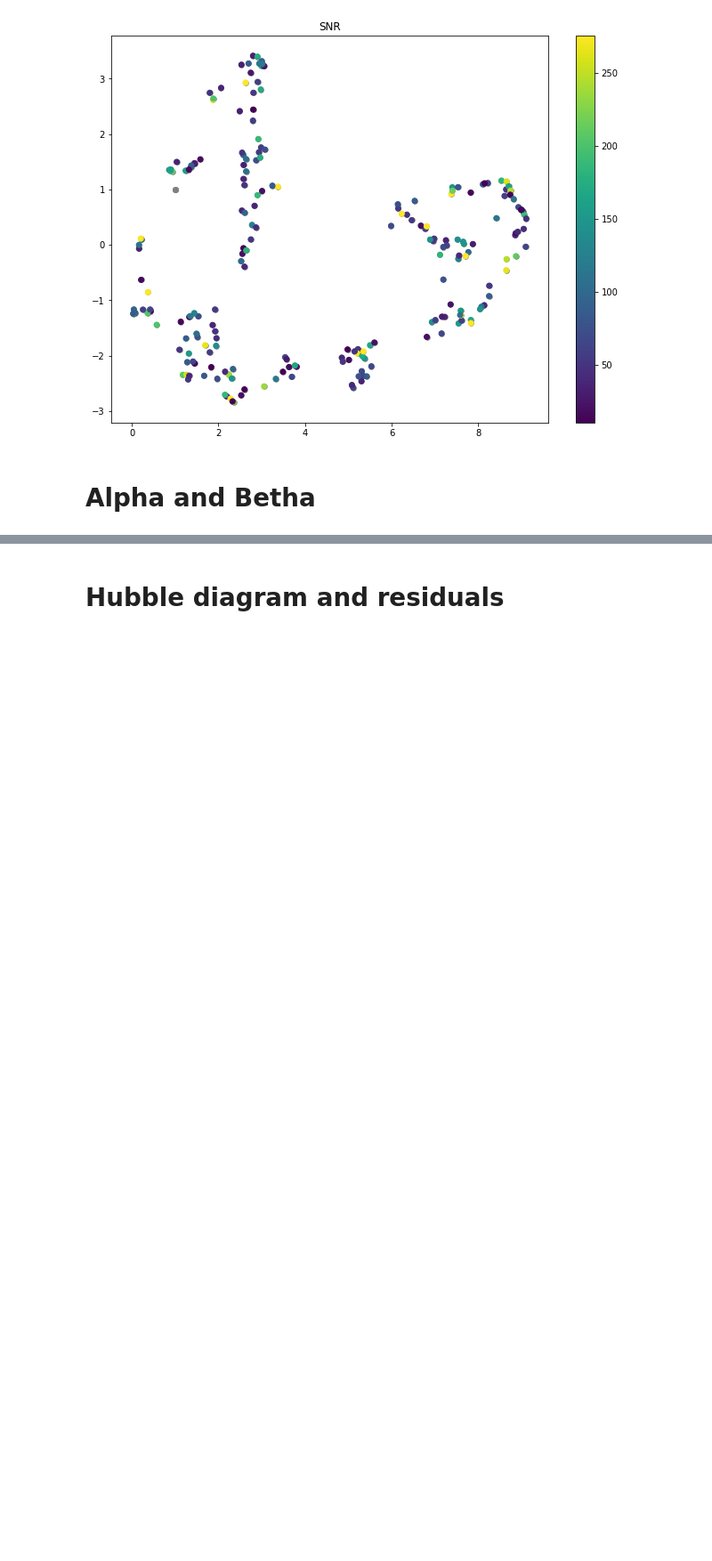
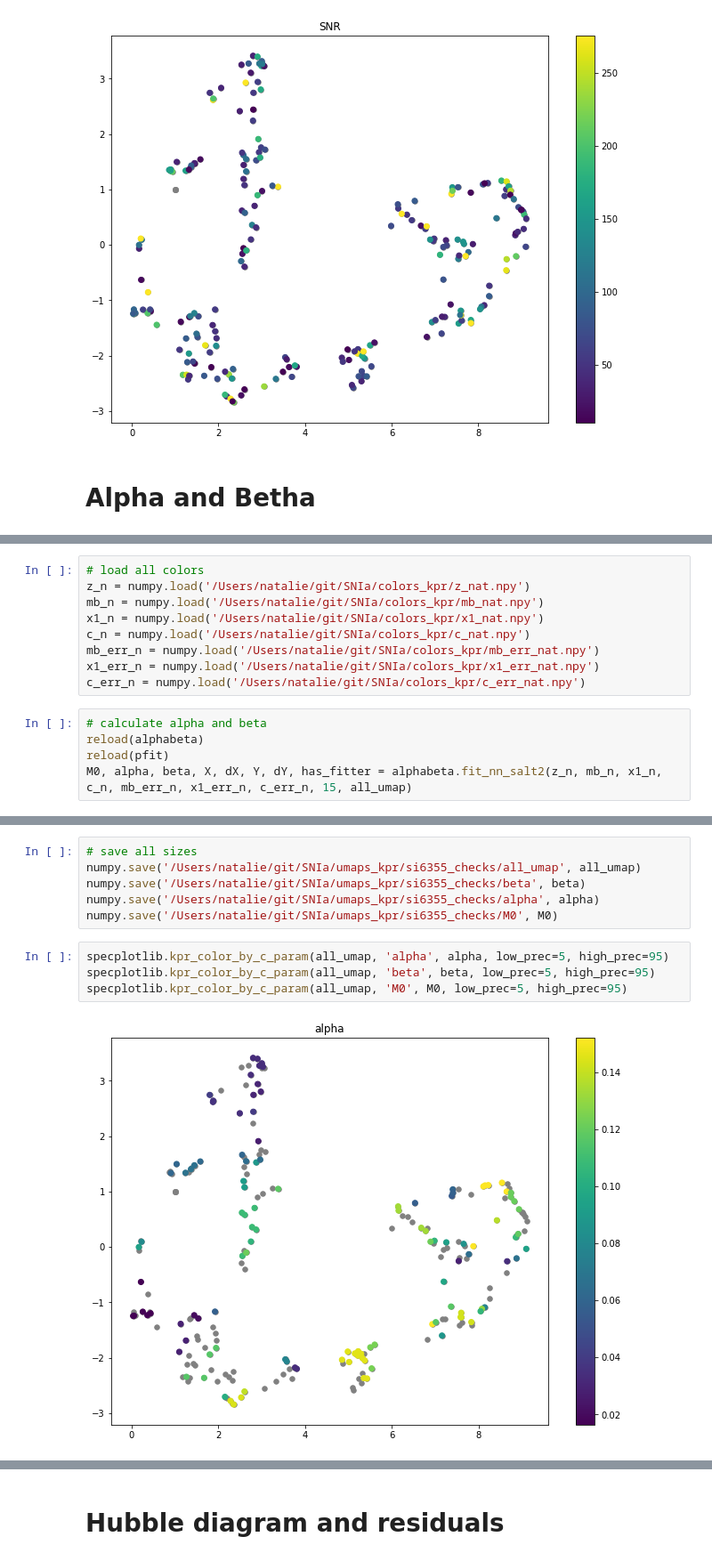
Before and after one commit to ireis/SNIa, a Jupyter notebook: all_mighty_template.ipynb, the cells around one changed output, grey strips where cells are left out. Shown at 89% size. Saved outputs shown, nothing was run; the diff lists cells and outputs as text; blank space fills up the shorter version.

Commit message:
updated files for alpha and beta and plotting

```diff
--- a/all_mighty_template.ipynb
+++ b/all_mighty_template.ipynb
@@ -222,0 +157,14 @@ for i in tqdm(range(len(has_m_b))):
+# %%
+# load all colors
+z_n = numpy.load('/Users/natalie/git/SNIa/colors_kpr/z_nat.npy')
+mb_n = numpy.load('/Users/natalie/git/SNIa/colors_kpr/mb_nat.npy')
+x1_n = numpy.load('/Users/natalie/git/SNIa/colors_kpr/x1_nat.npy')
+c_n = numpy.load('/Users/natalie/git/SNIa/colors_kpr/c_nat.npy')
+mb_err_n = numpy.load('/Users/natalie/git/SNIa/colors_kpr/mb_err_nat.npy')
+x1_err_n = numpy.load('/Users/natalie/git/SNIa/colors_kpr/x1_err_nat.npy')
+c_err_n = numpy.load('/Users/natalie/git/SNIa/colors_kpr/c_err_nat.npy')
+# %%
+# calculate alpha and beta
+reload(alphabeta)
+reload(pfit)
+M0, alpha, beta, X, dX, Y, dY, has_fitter = alphabeta.fit_nn_salt2(z_n, mb_n, x1_n, c_n, mb_err_n, x1_err_n, c_err_n, 15, all_umap)
@@ -222,0 +173,12 @@ for i in tqdm(range(len(has_m_b))):
+# %%
+# save all sizes
+numpy.save('/Users/natalie/git/SNIa/umaps_kpr/si6355_checks/all_umap', all_umap)
+numpy.save('/Users/natalie/git/SNIa/umaps_kpr/si6355_checks/beta', beta)
+numpy.save('/Users/natalie/git/SNIa/umaps_kpr/si6355_checks/alpha', alpha)
+numpy.save('/Users/natalie/git/SNIa/umaps_kpr/si6355_checks/M0', M0)
+# %%
+specplotlib.kpr_color_by_c_param(all_umap, 'alpha', alpha, low_prec=5, high_prec=95)
+specplotlib.kpr_color_by_c_param(all_umap, 'beta', beta, low_prec=5, high_prec=95)
+specplotlib.kpr_color_by_c_param(all_umap, 'M0', M0, low_prec=5, high_prec=95)
+# %% [output]
+[figure, added]
```
Also changed, not shown: parts of 8 cells of this notebook, 2 other files.
